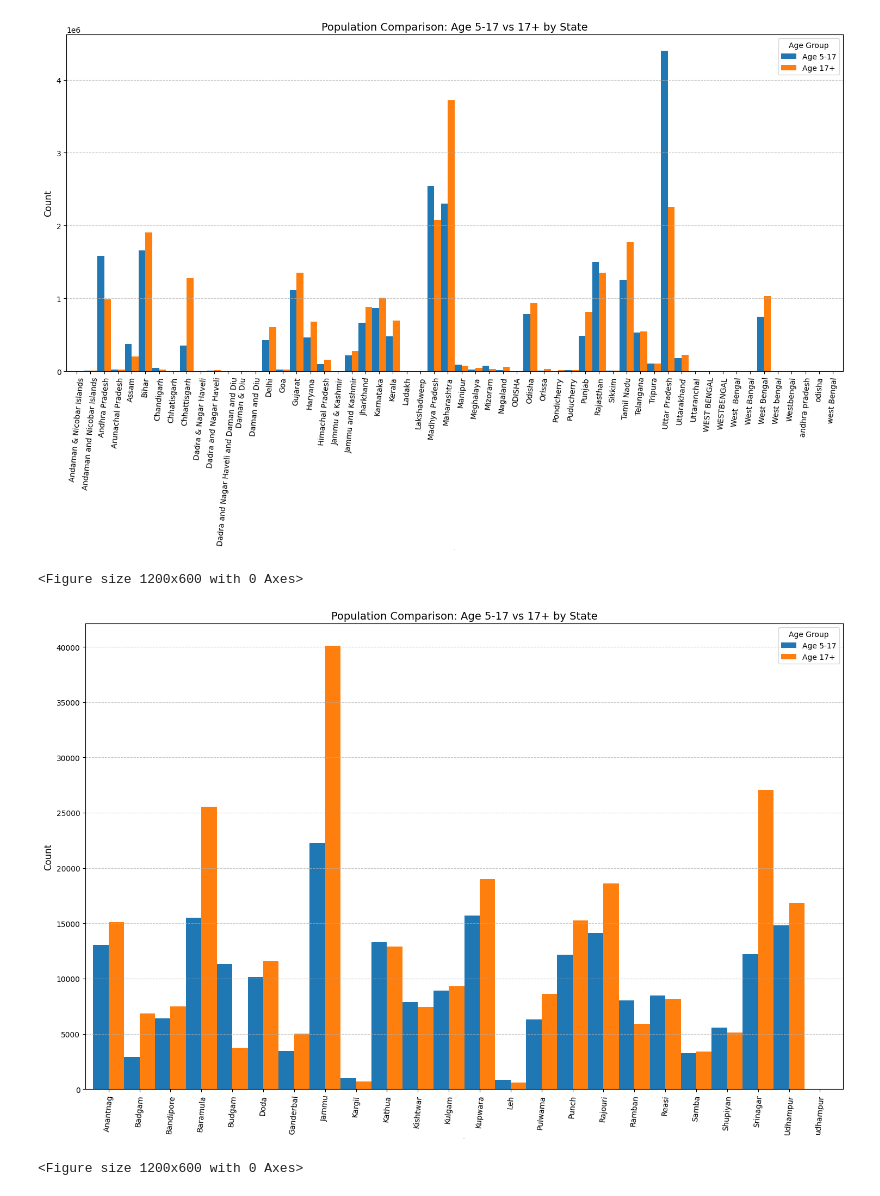
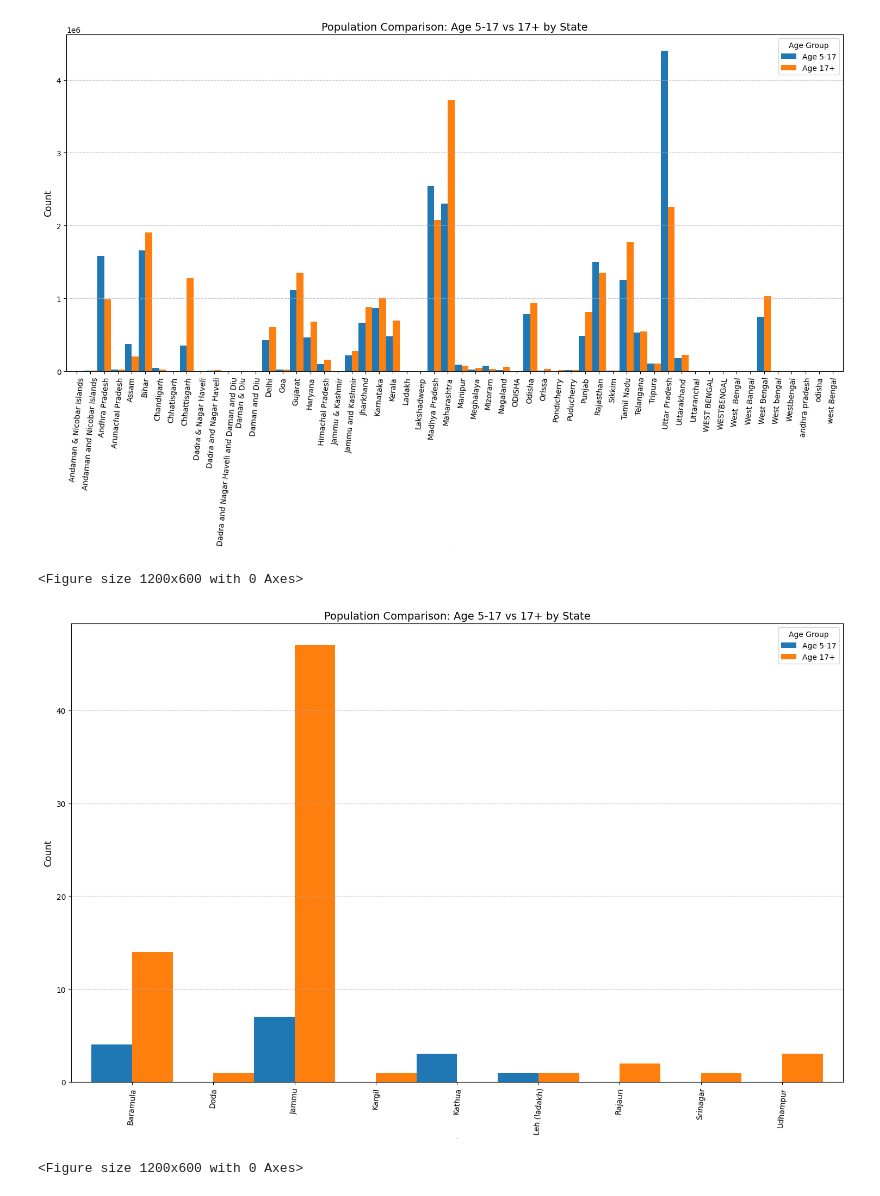
Before and after one commit to Cruciator18/Aadhar-analysis, a Jupyter notebook: biometric.ipynb, the cells around one changed output. Drawn from its saved outputs; the diff is of its cells as text; code cells hidden in the pictures.

```diff
--- a/biometric.ipynb
+++ b/biometric.ipynb
@@ -36,16 +35,16 @@ plotting(state_group)
 <Figure size 1200x600 with 0 Axes>
 [figure]
 # %%
-jnk_data = bio[bio['state'] == 'Jammu and Kashmir']
+jnk_data = bio[bio['state'] == 'Jammu & Kashmir']
 
 
 jnk_dist_group = jnk_data.groupby('district')[['bio_age_5_17', 'bio_age_17_']].sum()
 
 
 plotting(jnk_dist_group)
 # %% [output]
 <Figure size 1200x600 with 0 Axes>
-[figure, old version]
+[figure, new version]
 # %%
 ap_data = bio[bio['state'] == 'Andhra Pradesh']
 
```
Also changed, not shown: parts of 11 cells of this notebook.
